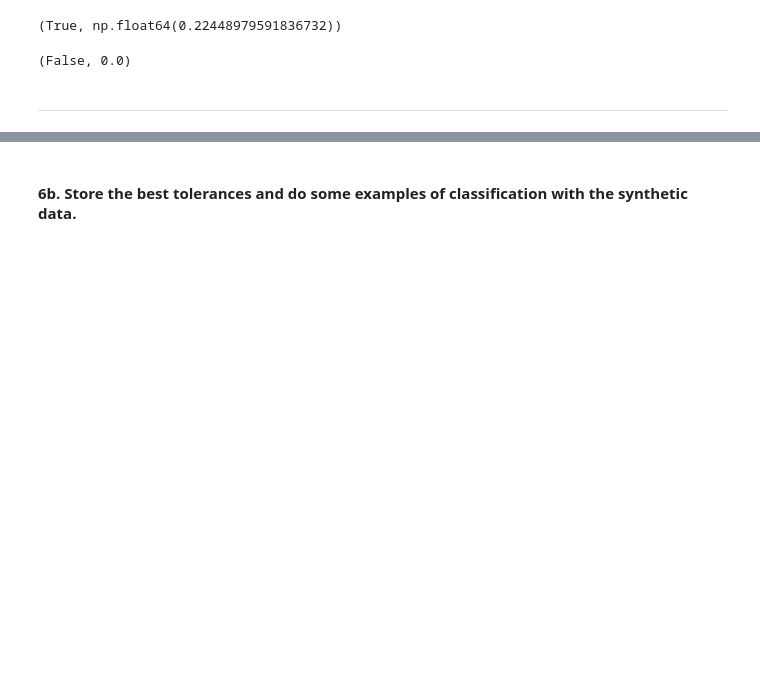
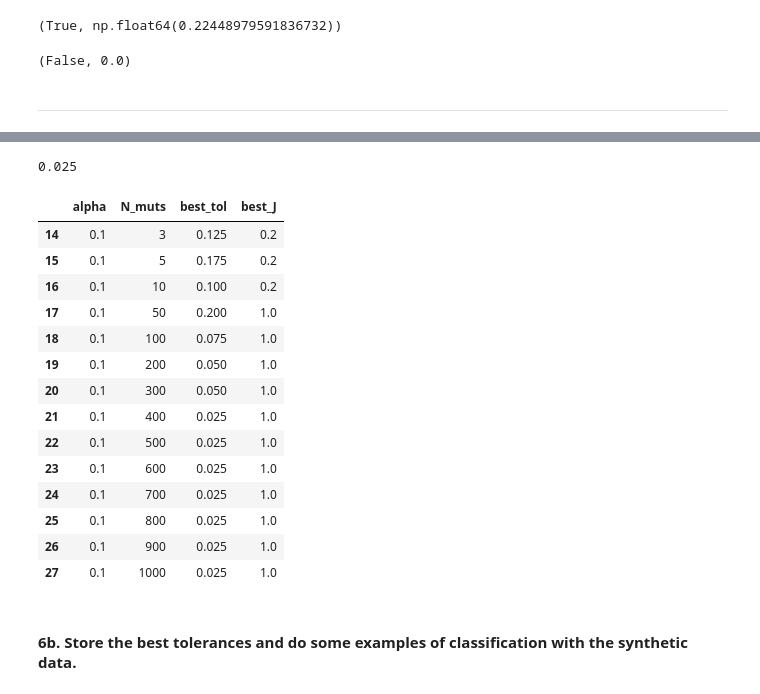
Before and after one commit to fredwdickinson/rscam-g6, a Jupyter notebook: temp/abc_analysis.ipynb, the cells around one changed output, grey strips where cells are left out. Cells and saved outputs as stored; diff of their text form; code cells hidden in the pictures; blank space fills up the shorter version.

```diff
--- a/temp/abc_analysis.ipynb
+++ b/temp/abc_analysis.ipynb
@@ -252,2 +257,28 @@ NOTES:
+# %%
+def best_tol(alpha, N_muts):
+    return results_df.loc[(results_df["alpha"] == alpha) & (results_df["N_muts"] == N_muts), "best_tol"].item()
+
+
+best_tol(0.0843, 750)
+# %% [output]
+0.025
+# %%
+results_df[results_df["alpha"] == 0.1]
+# %% [output]
+|  | alpha | N_muts | best_tol | best_J |
+| 14 | 0.1 | 3 | 0.125 | 0.2 |
+| 15 | 0.1 | 5 | 0.175 | 0.2 |
+| 16 | 0.1 | 10 | 0.100 | 0.2 |
+| 17 | 0.1 | 50 | 0.200 | 1.0 |
+| 18 | 0.1 | 100 | 0.075 | 1.0 |
+| 19 | 0.1 | 200 | 0.050 | 1.0 |
+| 20 | 0.1 | 300 | 0.050 | 1.0 |
+| 21 | 0.1 | 400 | 0.025 | 1.0 |
+| 22 | 0.1 | 500 | 0.025 | 1.0 |
+| 23 | 0.1 | 600 | 0.025 | 1.0 |
+| 24 | 0.1 | 700 | 0.025 | 1.0 |
+| 25 | 0.1 | 800 | 0.025 | 1.0 |
+| 26 | 0.1 | 900 | 0.025 | 1.0 |
+| 27 | 0.1 | 1000 | 0.025 | 1.0 |
 # %% [markdown]
 #### 6b. Store the best tolerances and do some examples of classification with the synthetic data.
```
Also changed, not shown: parts of 10 cells of this notebook, 2 other files.
